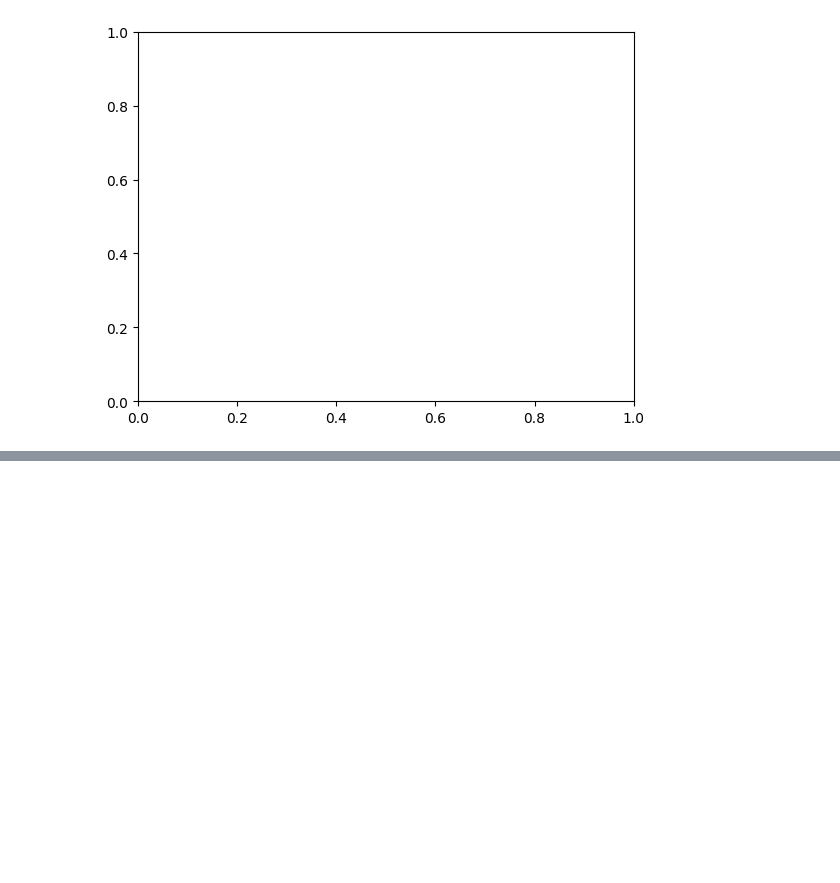
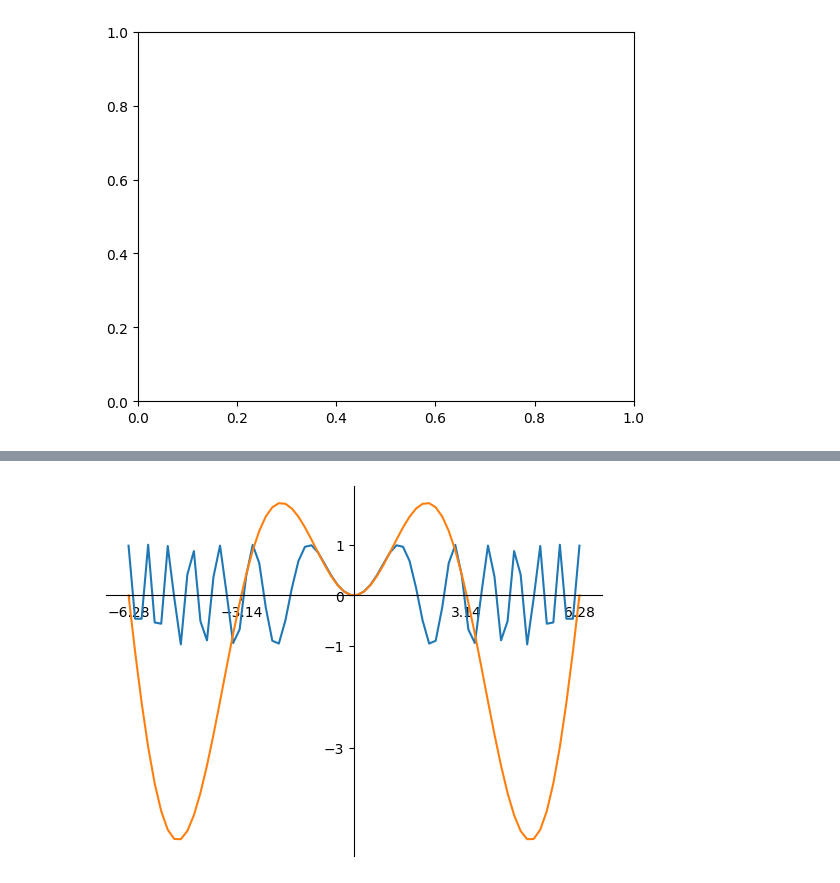
Before and after one commit to VadivelR/mycode, a Jupyter notebook: graphing/annotating-graphs/matplotlibgraphing.ipynb, the cells around one changed output, grey strips where cells are left out. Cells and saved outputs as stored; diff of their text form; code cells hidden in the pictures; blank space fills up the shorter version.

```diff
--- a/graphing/annotating-graphs/matplotlibgraphing.ipynb
+++ b/graphing/annotating-graphs/matplotlibgraphing.ipynb
@@ -54,0 +78,27 @@ Text(0, 0, '')
+# %%
+X = np.linspace(-2 * np.pi, 2 * np.pi, 70, endpoint=True)
+X = np.linspace(-2 * np.pi, 2 * np.pi, 70, endpoint=True)
+F1 = np.sin(X**2)
+F2 = X * np.sin(X)
+
+fig, ax = plt.subplots()
+
+# Make the top and right spines invisible:
+ax.spines['top'].set_color('none')
+ax.spines['right'].set_color('none')
+# Reposition bottom spine to y=0:
+ax.xaxis.set_ticks_position('bottom')
+ax.spines['bottom'].set_position(('data',0))
+# Reposition left spine to x=0:
+ax.yaxis.set_ticks_position('left')
+ax.spines['left'].set_position(('data',0))
+
+# Manually set xticks to factors of pi
+ax.set_xticks( [-6.28, -3.14, 3.14, 6.28])
+ax.set_yticks([-3, -1, 0, +1, 3])
+ax.plot(X, F1)
+ax.plot(X, F2)
+
+plt.show()
+# %% [output]
+[figure, added]
```
Also changed, not shown: parts of 5 cells of this notebook, 3 other files.
